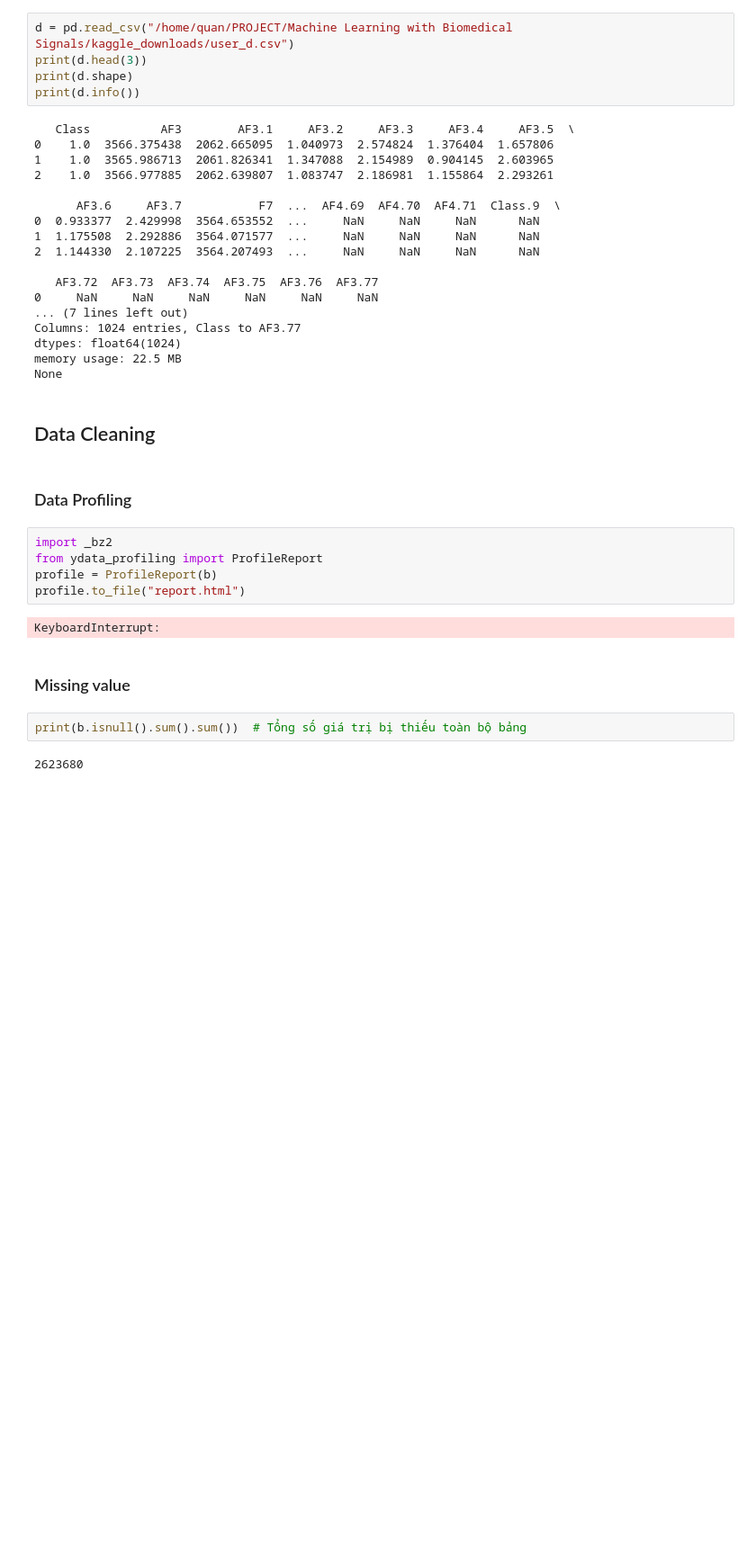
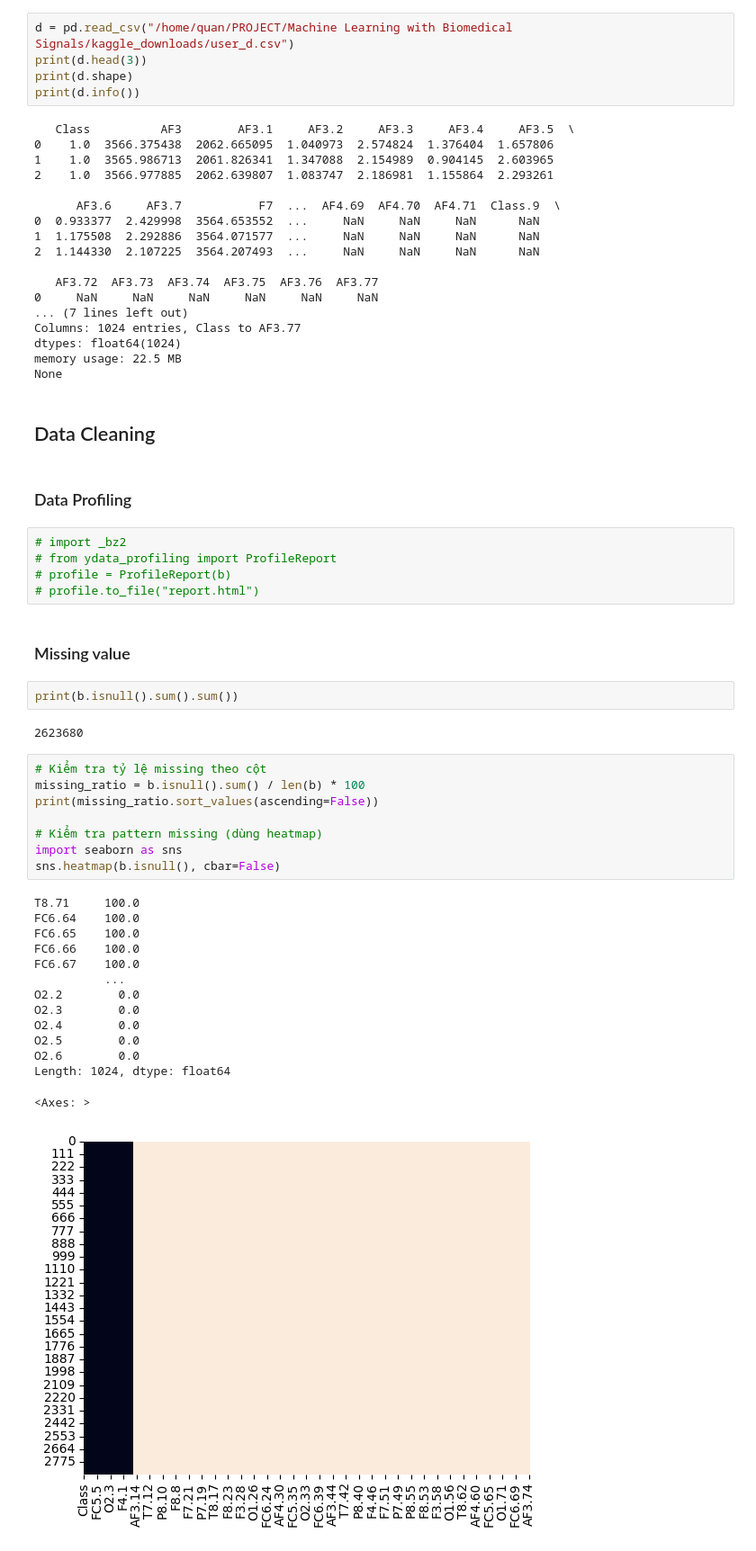
Before and after one commit to ITDSIU20094/Classification-of-EMOTIV-EPOC-, a Jupyter notebook: Project.ipynb, the cells around one changed output. Shown: that part at 90% size. Cells and saved outputs as stored; diff of their text form; blank space fills up the shorter version.

```diff
--- a/Project.ipynb
+++ b/Project.ipynb
@@ -151,15 +144,36 @@ None
 # %% [markdown]
 ### Data Profiling
 # %%
-import _bz2
-from ydata_profiling import ProfileReport
-profile = ProfileReport(b)
-profile.to_file("report.html")
+# import _bz2
+# from ydata_profiling import ProfileReport
+# profile = ProfileReport(b)
+# profile.to_file("report.html")
-# %% [output]
-KeyboardInterrupt:
 # %% [markdown]
 ### Missing value
 # %%
-print(b.isnull().sum().sum())  # Tổng số giá trị bị thiếu toàn bộ bảng
+print(b.isnull().sum().sum())
 # %% [output]
 2623680
+# %%
+# Kiểm tra tỷ lệ missing theo cột
+missing_ratio = b.isnull().sum() / len(b) * 100
+print(missing_ratio.sort_values(ascending=False))
+
+# Kiểm tra pattern missing (dùng heatmap)
+import seaborn as sns
+sns.heatmap(b.isnull(), cbar=False)
+# %% [output]
+T8.71     100.0
+FC6.64    100.0
+FC6.65    100.0
+FC6.66    100.0
+FC6.67    100.0
+          ...
+O2.2        0.0
+O2.3        0.0
+O2.4        0.0
+O2.5        0.0
+O2.6        0.0
+Length: 1024, dtype: float64
+<Axes: >
+[figure, added]
```
Also changed, not shown: parts of 2 cells of this notebook.
